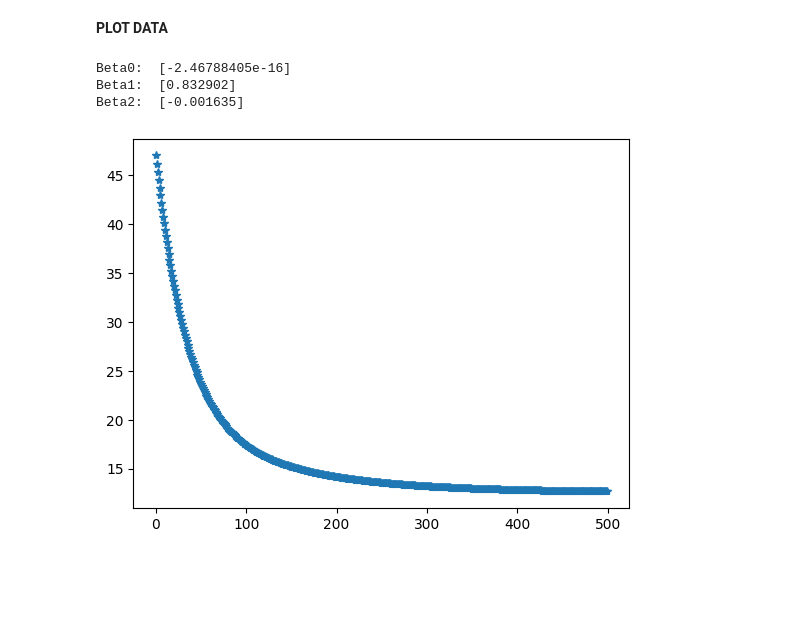
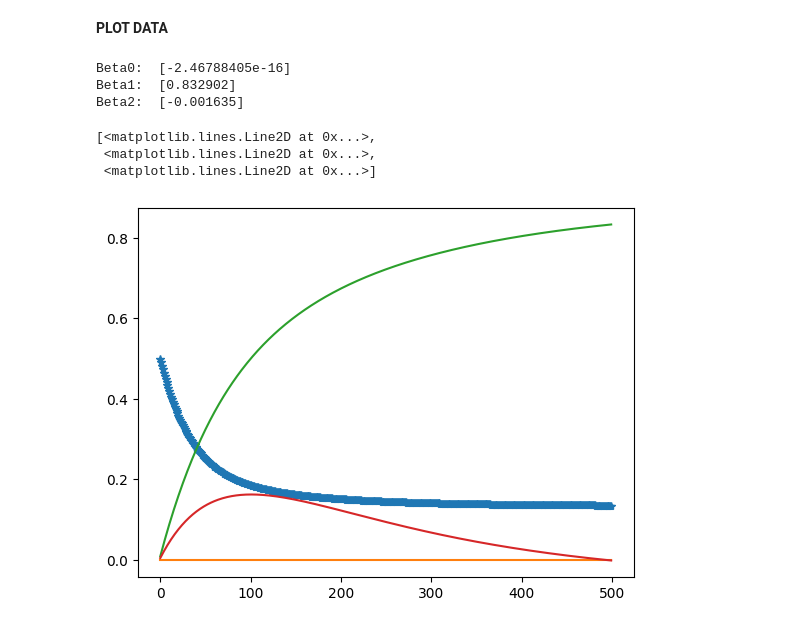
Before and after one commit to jcagudelo12/IA, a Jupyter notebook: RegresionLineal_2_Variables/R_Lineal_Two_Variable.ipynb, the cells around one changed output. Drawn from its saved outputs; the diff is of its cells as text; code cells hidden in the pictures; blank space fills up the shorter version.

```diff
--- a/RegresionLineal_2_Variables/R_Lineal_Two_Variable.ipynb
+++ b/RegresionLineal_2_Variables/R_Lineal_Two_Variable.ipynb
@@ -58,6 +62,7 @@ y[:,0] = dataNormal[:,2]
 def Gradiente(Beta,alpha,m,X,y,numIter,J):
   betaTemp = np.zeros((3,1))
   h_beta = np.zeros((m,1))
+  betaPrint = np.zeros((numIter,3))
 
   for i in range(numIter):
     h_beta = np.dot(X,Beta)
@@ -71,29 +76,32 @@ def Gradiente(Beta,alpha,m,X,y,numIter,J):
       temp2 = np.sum(np. multiply(temp1,temp_diff))
 
       betaTemp[j,0] = Beta[j,0] - (temp2*(alpha/m))
+      betaPrint[i,j] = betaTemp[j,0]
 
     Beta = betaTemp
     h_beta = np.dot(X,Beta)
+    # Cost hace la sumatoria de los cuadrados de temp_diff
+    J[i]  = np.sum(np.square(temp_diff)) / (2 * m)
 
-    # Cost hace la sumatoria de los cuadrados de temp_diff
-    J[i]  = np.sum(np.square(temp_diff))
-
-  return (Beta, J)
+  return (Beta, J, betaPrint)
 # %%
 alpha = 0.01
 numIter = 500
 m = dataSize[0] # Cantidad de datos de entrenamiento
 J = np.zeros((numIter,1))
 Beta = np.zeros((3,1))
 
-Beta, J = Gradiente(Beta,alpha,m,X,y,numIter,J)
-
-plt.plot(J,'*')
+Beta, J, betaPrint = Gradiente(Beta,alpha,m,X,y,numIter,J)
 print('Beta0: ', Beta[0])
 print('Beta1: ', Beta[1])
 print('Beta2: ', Beta[2])
+plt.plot(J,'*')
+plt.plot(betaPrint,'-')
 # %% [output]
 Beta0:  [-2.46788405e-16]
 Beta1:  [0.832902]
 Beta2:  [-0.001635]
+[<matplotlib.lines.Line2D at 0x...>,
+ <matplotlib.lines.Line2D at 0x...>,
+ <matplotlib.lines.Line2D at 0x...>]
-[figure, old version]
+[figure, new version]
```
Also changed, not shown: parts of 4 cells of this notebook, 1 other file.
